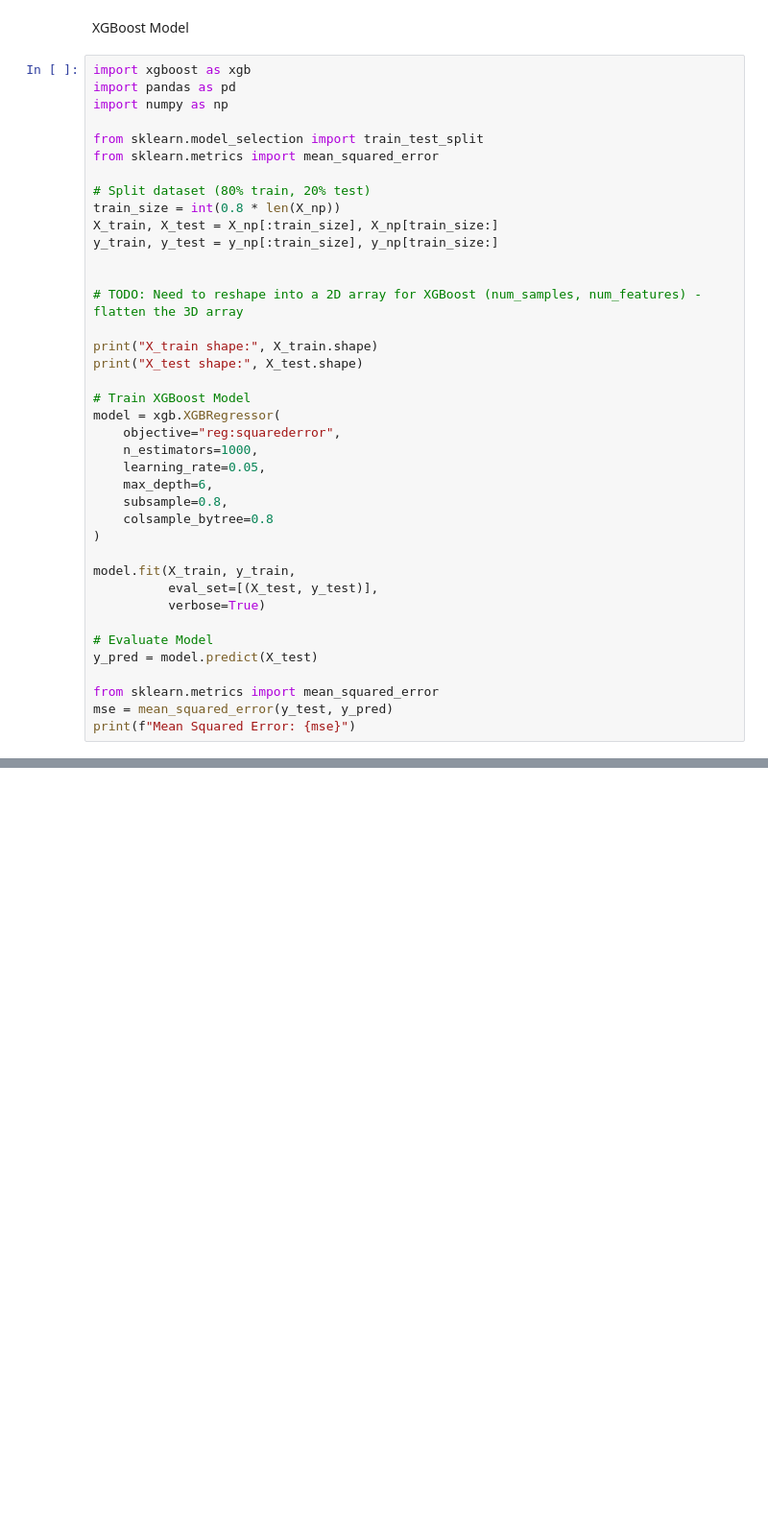
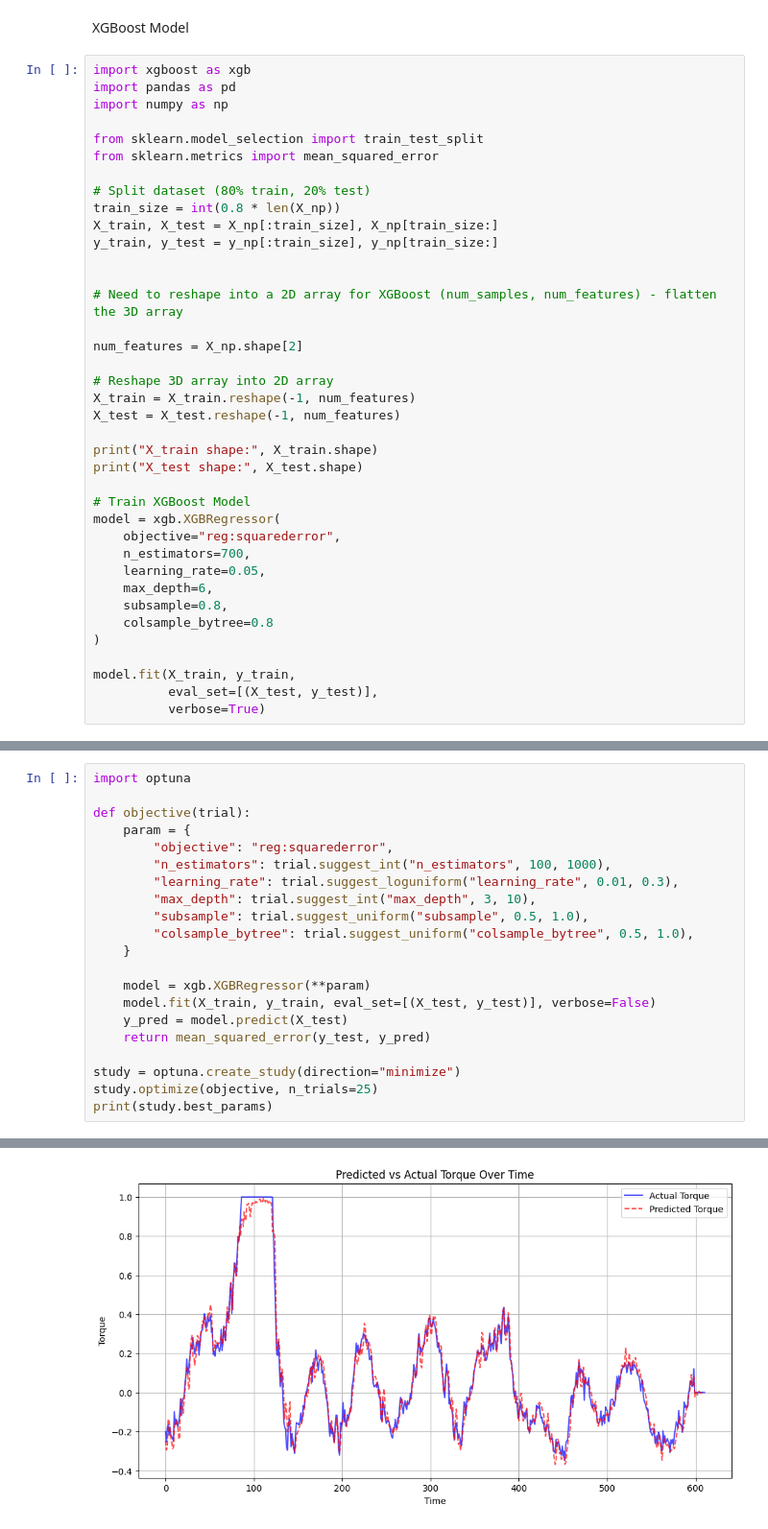
Before and after one commit to Ragdety/TorquePredictionModels, a Jupyter notebook: notebooks/TorquePred_XGBoost.ipynb, the cells around one changed output, grey strips where cells are left out. Shown at 96% size. Drawn from its saved outputs; the diff is of its cells as text; blank space fills up the shorter version.

```diff
--- a/notebooks/TorquePred_XGBoost.ipynb
+++ b/notebooks/TorquePred_XGBoost.ipynb
@@ -179,7 +186,13 @@ X_train, X_test = X_np[:train_size], X_np[train_size:]
 y_train, y_test = y_np[:train_size], y_np[train_size:]
 
 
-# TODO: Need to reshape into a 2D array for XGBoost (num_samples, num_features) - flatten the 3D array
+# Need to reshape into a 2D array for XGBoost (num_samples, num_features) - flatten the 3D array
+
+num_features = X_np.shape[2]
+
+# Reshape 3D array into 2D array
+X_train = X_train.reshape(-1, num_features)
+X_test = X_test.reshape(-1, num_features)
 
 print("X_train shape:", X_train.shape)
 print("X_test shape:", X_test.shape)
@@ -187,7 +200,7 @@ print("X_test shape:", X_test.shape)
 # Train XGBoost Model
 model = xgb.XGBRegressor(
     objective="reg:squarederror",
-    n_estimators=1000,
+    n_estimators=700,
     learning_rate=0.05,
     max_depth=6,
     subsample=0.8,
@@ -197,11 +210,4 @@ model = xgb.XGBRegressor(
 model.fit(X_train, y_train,
           eval_set=[(X_test, y_test)],
           verbose=True)
-
-# Evaluate Model
-y_pred = model.predict(X_test)
-
-from sklearn.metrics import mean_squared_error
-mse = mean_squared_error(y_test, y_pred)
-print(f"Mean Squared Error: {mse}")
 # %% [output]
@@ -210,0 +397,22 @@ ValueError: Please reshape the input data into 2-dimensional matrix.
+# %%
+import optuna
+
+def objective(trial):
+    param = {
+        "objective": "reg:squarederror",
+        "n_estimators": trial.suggest_int("n_estimators", 100, 1000),
+        "learning_rate": trial.suggest_loguniform("learning_rate", 0.01, 0.3),
+        "max_depth": trial.suggest_int("max_depth", 3, 10),
+        "subsample": trial.suggest_uniform("subsample", 0.5, 1.0),
+        "colsample_bytree": trial.suggest_uniform("colsample_bytree", 0.5, 1.0),
+    }
+
+    model = xgb.XGBRegressor(**param)
+    model.fit(X_train, y_train, eval_set=[(X_test, y_test)], verbose=False)
+    y_pred = model.predict(X_test)
+    return mean_squared_error(y_test, y_pred)
+
+study = optuna.create_study(direction="minimize")
+study.optimize(objective, n_trials=25)
+print(study.best_params)
+# %% [output]
@@ -210,0 +424 @@ ValueError: Please reshape the input data into 2-dimensional matrix.
+[figure, added]
```
Also changed, not shown: parts of 12 cells of this notebook, 3 other files.
